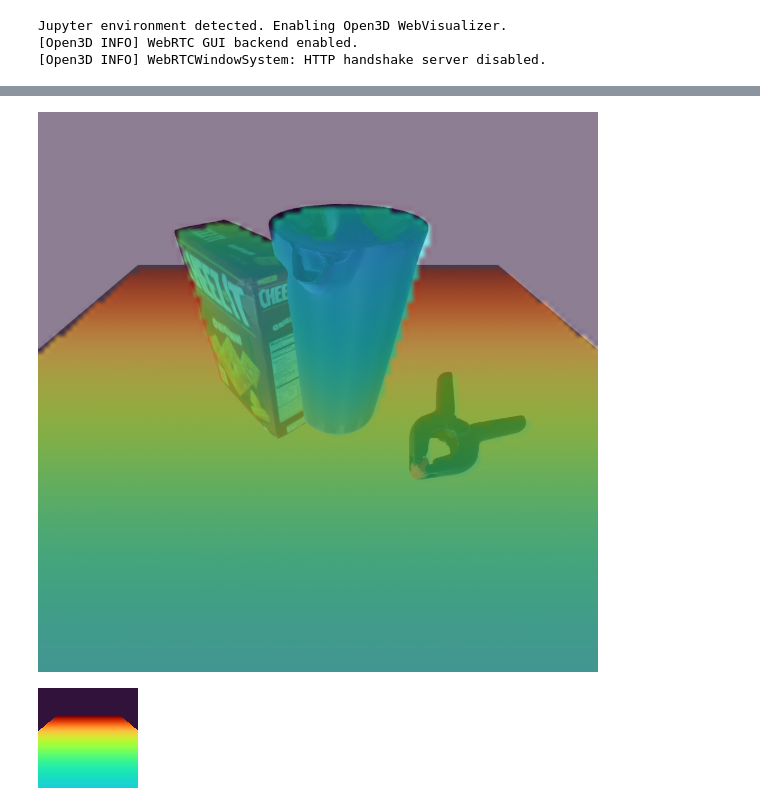
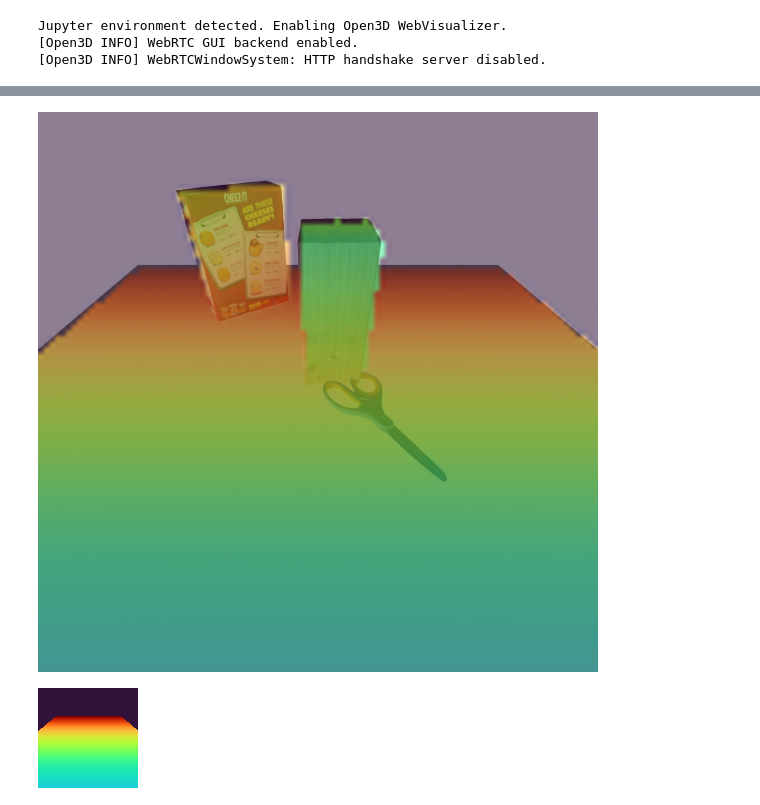
Before and after one commit to probcomp/bayes3d, a Jupyter notebook: experiments/tabletop/scene_parser.ipynb, the cells around one changed output, grey strips where cells are left out. Saved outputs shown, nothing was run; the diff lists cells and outputs as text; code cells hidden in the pictures.

```diff
--- a/experiments/tabletop/scene_parser.ipynb
+++ b/experiments/tabletop/scene_parser.ipynb
@@ -81,29 +72,29 @@ contact_param_gridding_schedule = [
 
 pose_from_contact_and_face_params_parallel_jit = jax.jit(jax.vmap(j.scene_graph.pose_from_contact_and_face_params, in_axes=(0,None, None, None)))
 # %%
-iter = 15
+iter = 23
 DATASET_FILENAME = f"tabletop_data_{iter}.npz"  # npz file
 DATASET_FILE = os.path.join(j.utils.get_assets_dir(), f"datasets/{DATASET_FILENAME}")
 
 data = np.load(DATASET_FILE,allow_pickle=True)
 original_intrinsics = j.Intrinsics(*data["intrinsics"])
 intrinsics = j.camera.scale_camera_parameters(original_intrinsics, 0.1)
 indices = jnp.array(data["indices"])
 rgb = data["rgb"]
 poses = jnp.array(data["poses"])
 table_pose = jnp.array(data["table_pose"])
 j.get_rgb_image(rgb)
 
 
 observed_point_cloud_image = renderer.render_multiobject(
     jnp.concatenate([poses, table_pose[None,...]]),
     jnp.concatenate([indices, jnp.array([21])])
 )
-
+j.get_rgb_image(rgb)
 j.overlay_image(
     j.get_rgb_image(rgb),
     j.scale_image(j.get_depth_image(observed_point_cloud_image[:,:,2]), 10)
 )
 # %% [output]
-[figure, old version]
+[figure, new version]
 # %%
```
Also changed, not shown: parts of 9 cells of this notebook, 5 other files.
